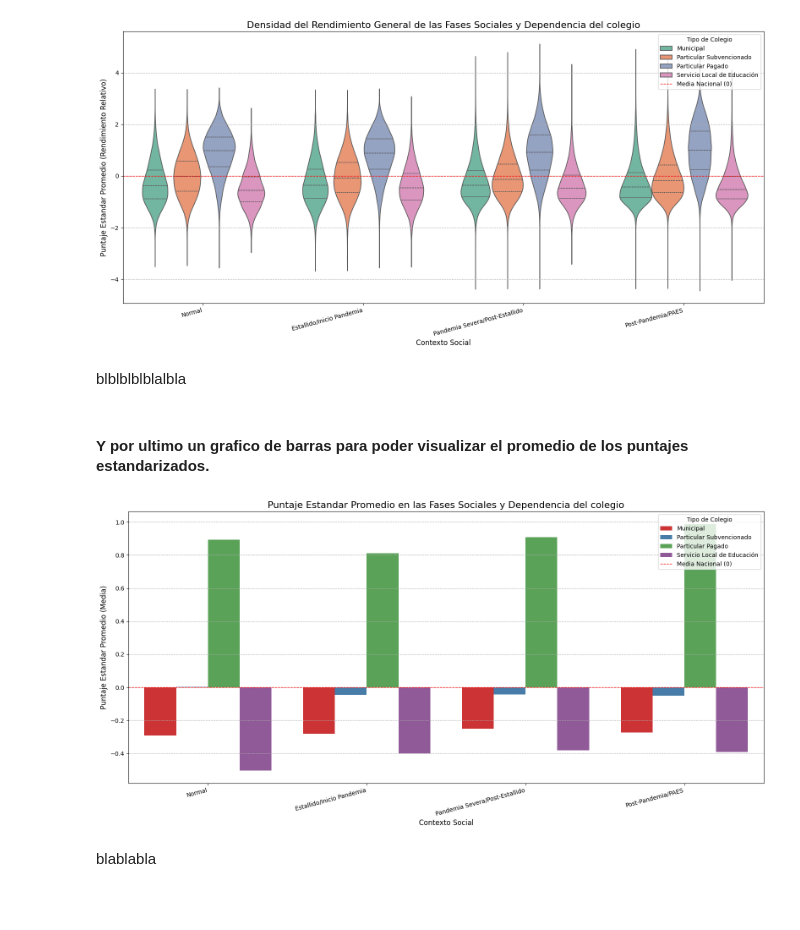
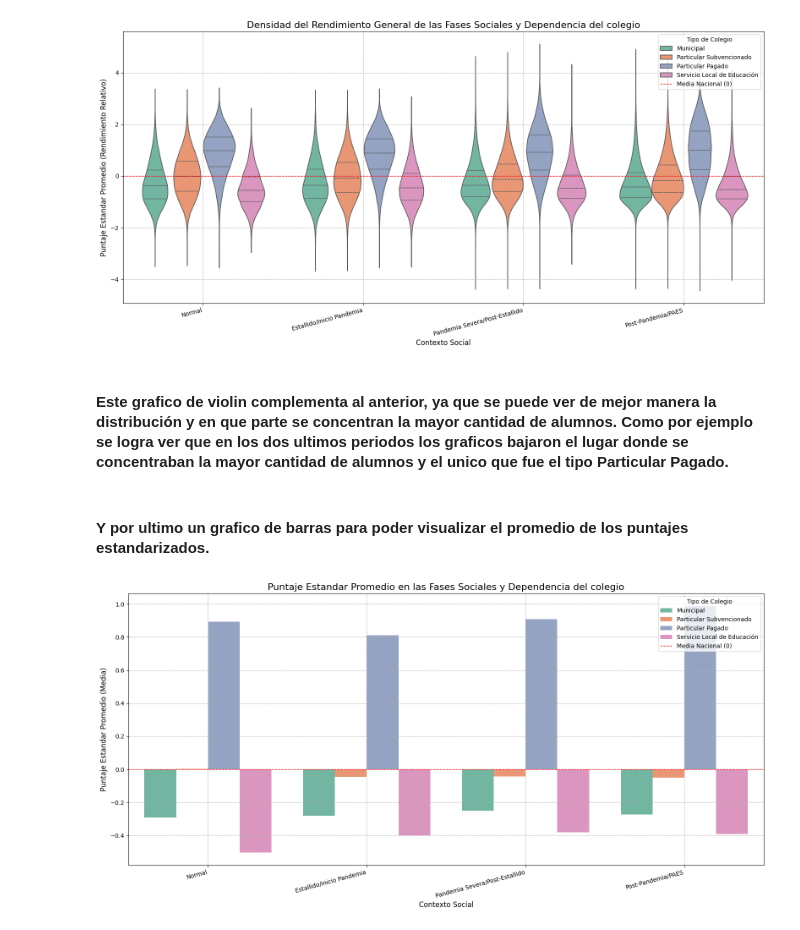
Before and after one commit to BenjaCidR/Proyecto-DEMRE, a Jupyter notebook: notebooks/Preguntas_set2.ipynb, the cells around one changed output. Cells and saved outputs as stored; diff of their text form; code cells hidden in the pictures; blank space fills up the shorter version.

```diff
--- a/notebooks/Preguntas_set2.ipynb
+++ b/notebooks/Preguntas_set2.ipynb
@@ -168,32 +174,30 @@ plt.tight_layout()
 plt.show()
 # %% [output]
 [figure]
-# %% [markdown]
-blblblblblalbla
+# %% [markdown]
+#### Este grafico de violin complementa al anterior, ya que se puede ver de mejor manera la distribución y en que parte se concentran la mayor cantidad de alumnos. Como por ejemplo se logra ver que en los dos ultimos periodos los graficos bajaron el lugar donde se concentraban la mayor cantidad de alumnos y el unico que  fue el tipo Particular Pagado.
 # %% [markdown]
 #### Y por ultimo un grafico de barras para poder visualizar el promedio de los puntajes estandarizados.
 # %%
 plt.figure(figsize=(16, 8))
 sns.barplot(
     data=df_p1,
     x='periodo_social',
     y='z_puntaje_general',
     hue='dependencia_colegio',
     order=period_order_user,
-    palette='Set1',
+    palette='Set2',
     errorbar=None
 )
 
 plt.title('Puntaje Estandar Promedio en las Fases Sociales y Dependencia del colegio', fontsize=16)
 plt.xlabel('Contexto Social', fontsize=12)
 plt.ylabel('Puntaje Estandar Promedio (Media)', fontsize=12)
 plt.axhline(0, color='red', linestyle='--', linewidth=1, label='Media Nacional (0)')
 plt.legend(title='Tipo de Colegio', loc='upper right')
-plt.grid(axis='y', linestyle='--')
+plt.grid(linestyle='--')
 plt.xticks(rotation=15, ha='right')
 plt.tight_layout()
 plt.show()
 # %% [output]
-[figure, old version]
+[figure, new version]
-# %% [markdown]
-blablabla
```
Also changed, not shown: parts of 18 cells of this notebook.
